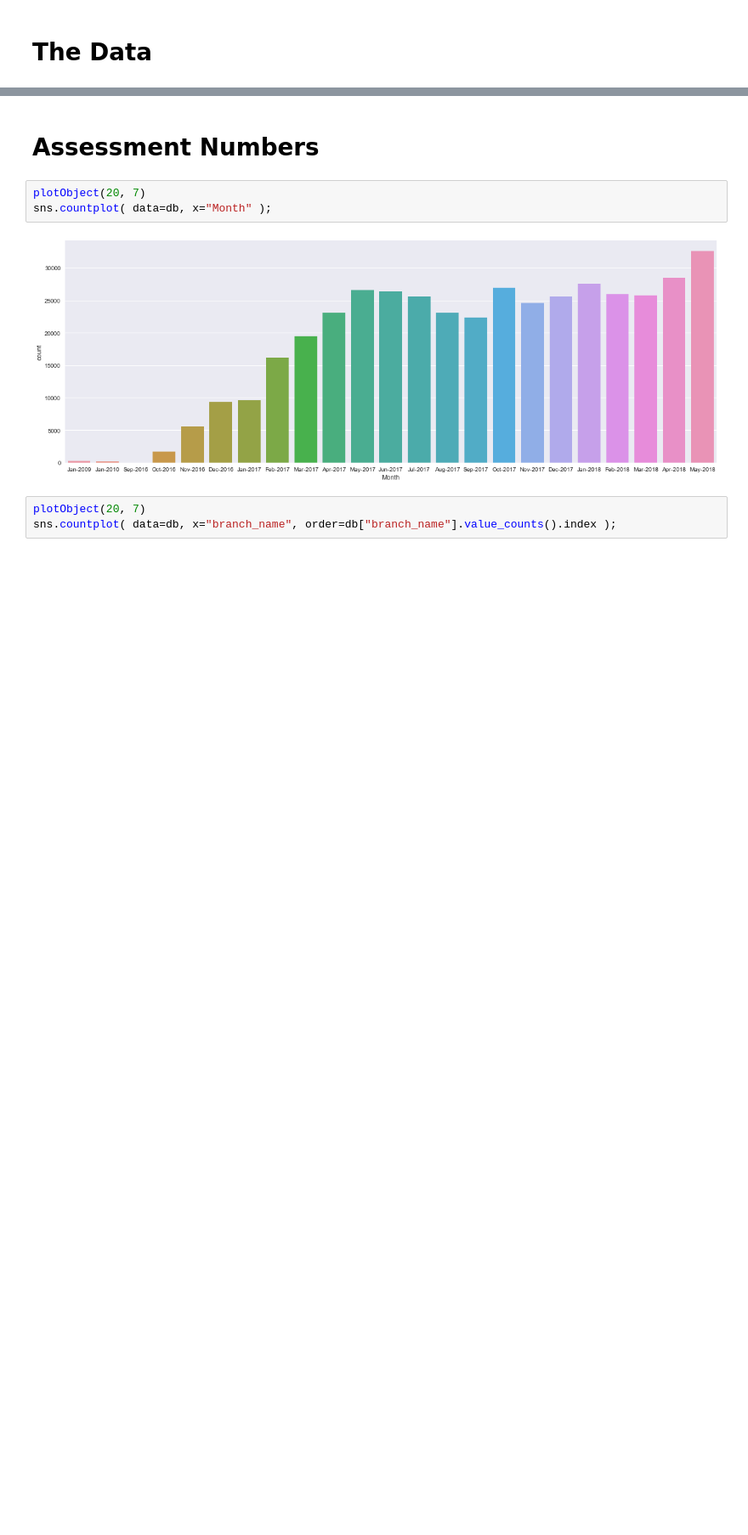
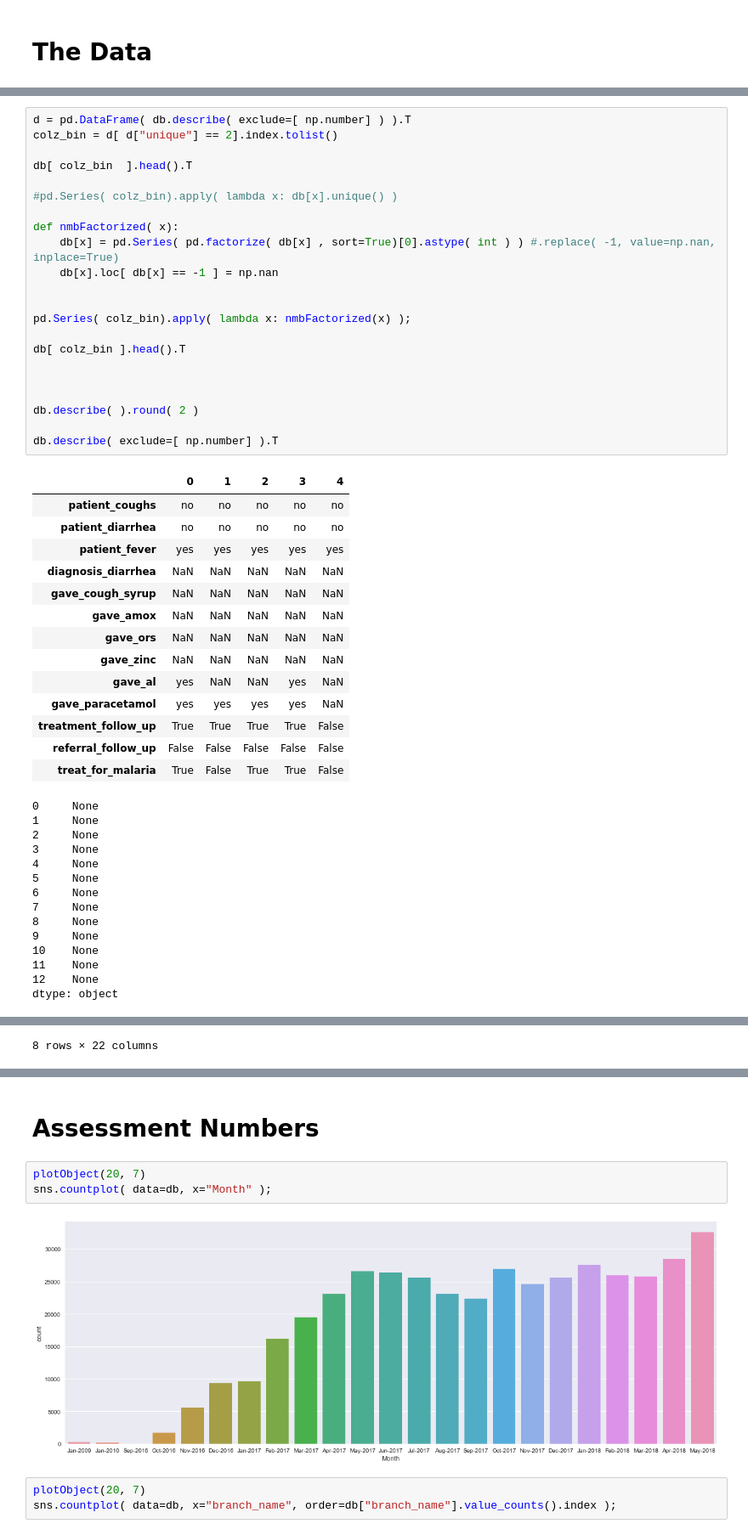
Before and after one commit to bilha-analytics/zExploreGL, a Jupyter notebook: OPs_Reports/Assessments.ipynb, the cells around one changed output, grey strips where cells are left out. Shown at 85% size. Saved outputs shown, nothing was run; the diff lists cells and outputs as text; blank space fills up the shorter version.

```diff
--- a/OPs_Reports/Assessments.ipynb
+++ b/OPs_Reports/Assessments.ipynb
@@ -56,0 +71,51 @@ dtype: object
+# %%
+d = pd.DataFrame( db.describe( exclude=[ np.number] ) ).T
+colz_bin = d[ d["unique"] == 2].index.tolist()
+
+db[ colz_bin  ].head().T
+
+#pd.Series( colz_bin).apply( lambda x: db[x].unique() )
+
+def nmbFactorized( x):
+    db[x] = pd.Series( pd.factorize( db[x] , sort=True)[0].astype( int ) ) #.replace( -1, value=np.nan,  inplace=True)
+    db[x].loc[ db[x] == -1 ] = np.nan
+
+
+pd.Series( colz_bin).apply( lambda x: nmbFactorized(x) );
+
+db[ colz_bin ].head().T
+
+
+
+db.describe( ).round( 2 )
+
+db.describe( exclude=[ np.number] ).T
+# %% [output]
+|  | 0 | 1 | 2 | 3 | 4 |
+| patient_coughs | no | no | no | no | no |
+| patient_diarrhea | no | no | no | no | no |
+| patient_fever | yes | yes | yes | yes | yes |
+| diagnosis_diarrhea | NaN | NaN | NaN | NaN | NaN |
+| gave_cough_syrup | NaN | NaN | NaN | NaN | NaN |
+| gave_amox | NaN | NaN | NaN | NaN | NaN |
+| gave_ors | NaN | NaN | NaN | NaN | NaN |
+| gave_zinc | NaN | NaN | NaN | NaN | NaN |
+| gave_al | yes | NaN | NaN | yes | NaN |
+| gave_paracetamol | yes | yes | yes | yes | NaN |
+| treatment_follow_up | True | True | True | True | False |
+| referral_follow_up | False | False | False | False | False |
+| treat_for_malaria | True | False | True | True | False |
+0     None
+1     None
+2     None
+3     None
+4     None
+5     None
+6     None
+7     None
+8     None
+9     None
+10    None
+11    None
+12    None
+dtype: object
@@ -56,0 +145 @@ dtype: object
+8 rows × 22 columns
```
Also changed, not shown: parts of 13 cells of this notebook, 1 other file.
